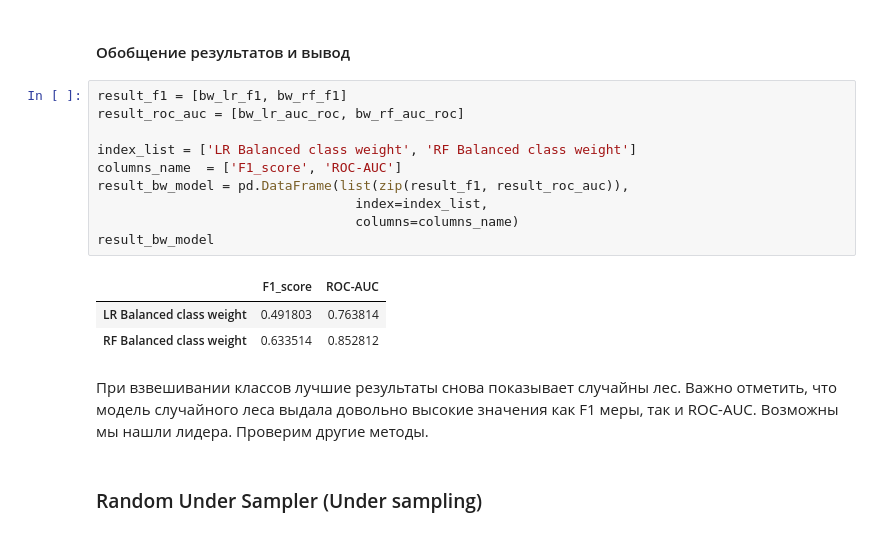
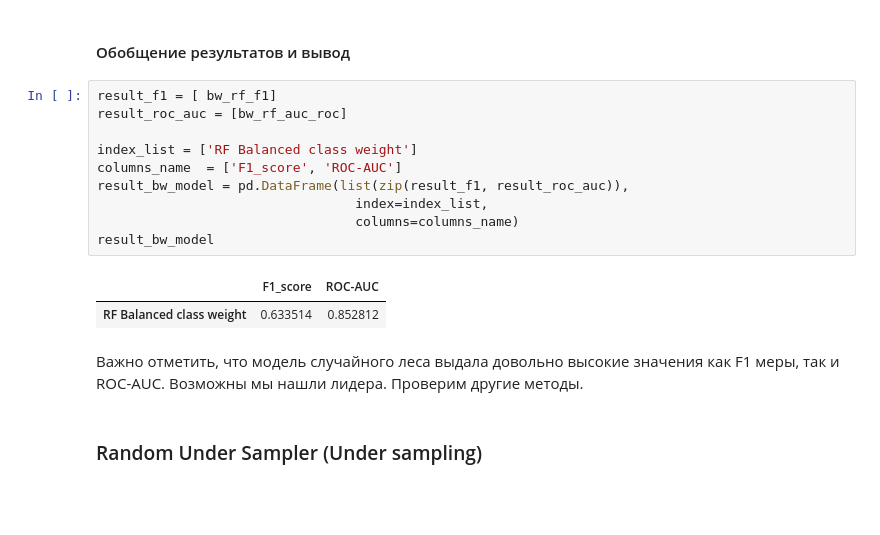
Before and after one commit to DyagelAV/YandexPracticum_projects, a Jupyter notebook: outflow_clients.ipynb, the cells around one changed output. Cells and saved outputs as stored; diff of their text form; blank space fills up the shorter version.

```diff
--- a/outflow_clients.ipynb
+++ b/outflow_clients.ipynb
@@ -754,21 +679,20 @@ ROC-AUC для модели случайного леса на валидаци
 # %% [markdown]
 #### Обобщение результатов и вывод
 # %%
-result_f1 = [bw_lr_f1, bw_rf_f1]
-result_roc_auc = [bw_lr_auc_roc, bw_rf_auc_roc]
+result_f1 = [ bw_rf_f1]
+result_roc_auc = [bw_rf_auc_roc]
 
-index_list = ['LR Balanced class weight', 'RF Balanced class weight']
+index_list = ['RF Balanced class weight']
 columns_name  = ['F1_score', 'ROC-AUC']
 result_bw_model = pd.DataFrame(list(zip(result_f1, result_roc_auc)),
                                  index=index_list,
                                  columns=columns_name)
 result_bw_model
 # %% [output]
 |  | F1_score | ROC-AUC |
-| LR Balanced class weight | 0.491803 | 0.763814 |
 | RF Balanced class weight | 0.633514 | 0.852812 |
 # %% [markdown]
-При взвешивании классов лучшие результаты снова показывает случайны лес. Важно отметить, что модель случайного леса выдала довольно высокие значения как F1 меры, так и ROC-AUC. Возможны мы нашли лидера. Проверим другие методы.
+Важно отметить, что модель случайного леса выдала довольно высокие значения как F1 меры, так и ROC-AUC. Возможны мы нашли лидера. Проверим другие методы.
 # %% [markdown]
 ### Random Under Sampler (Under sampling)
 # %% [markdown]
```
Also changed, not shown: parts of 30 cells of this notebook, 1 other file.
